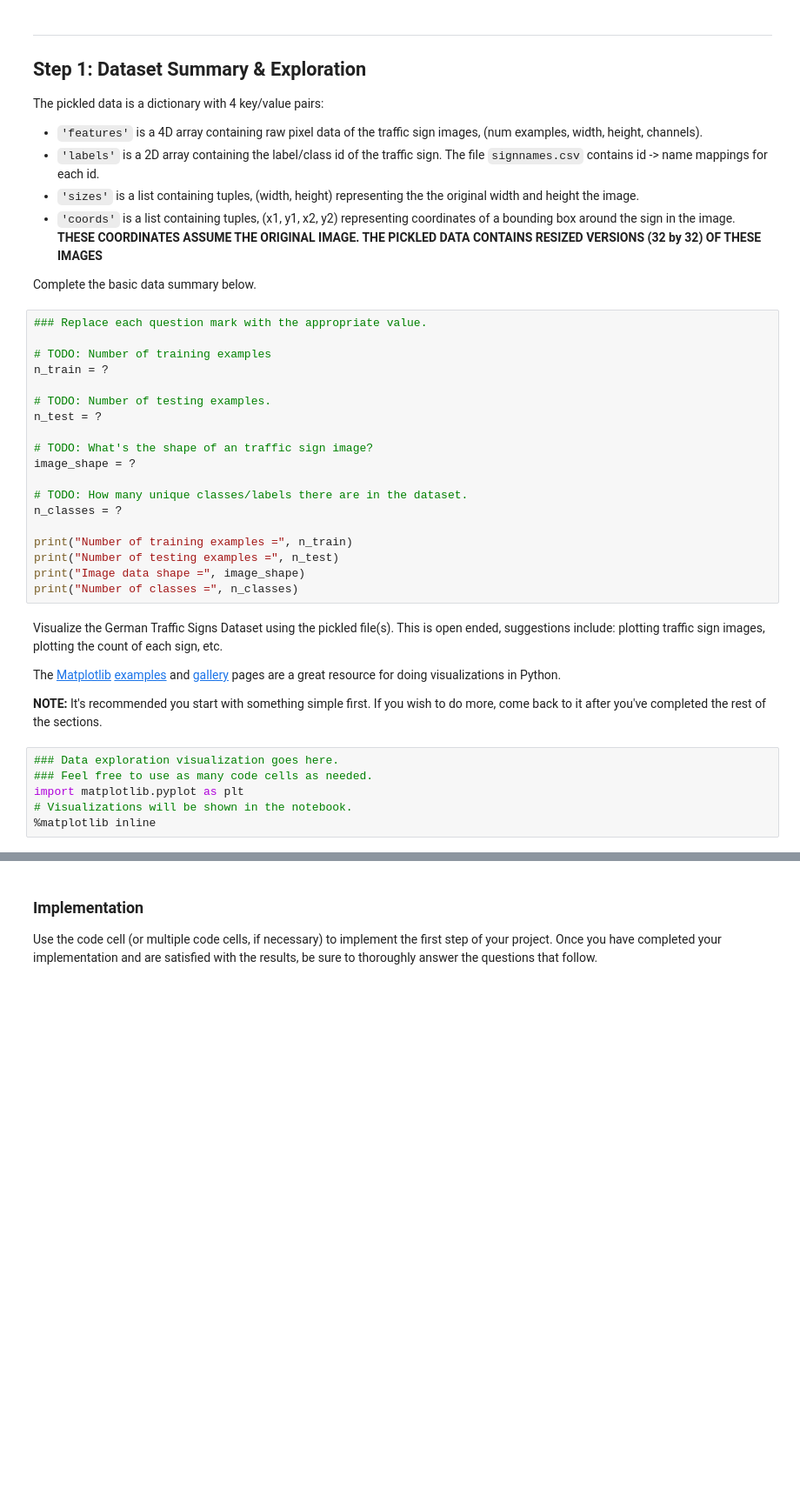
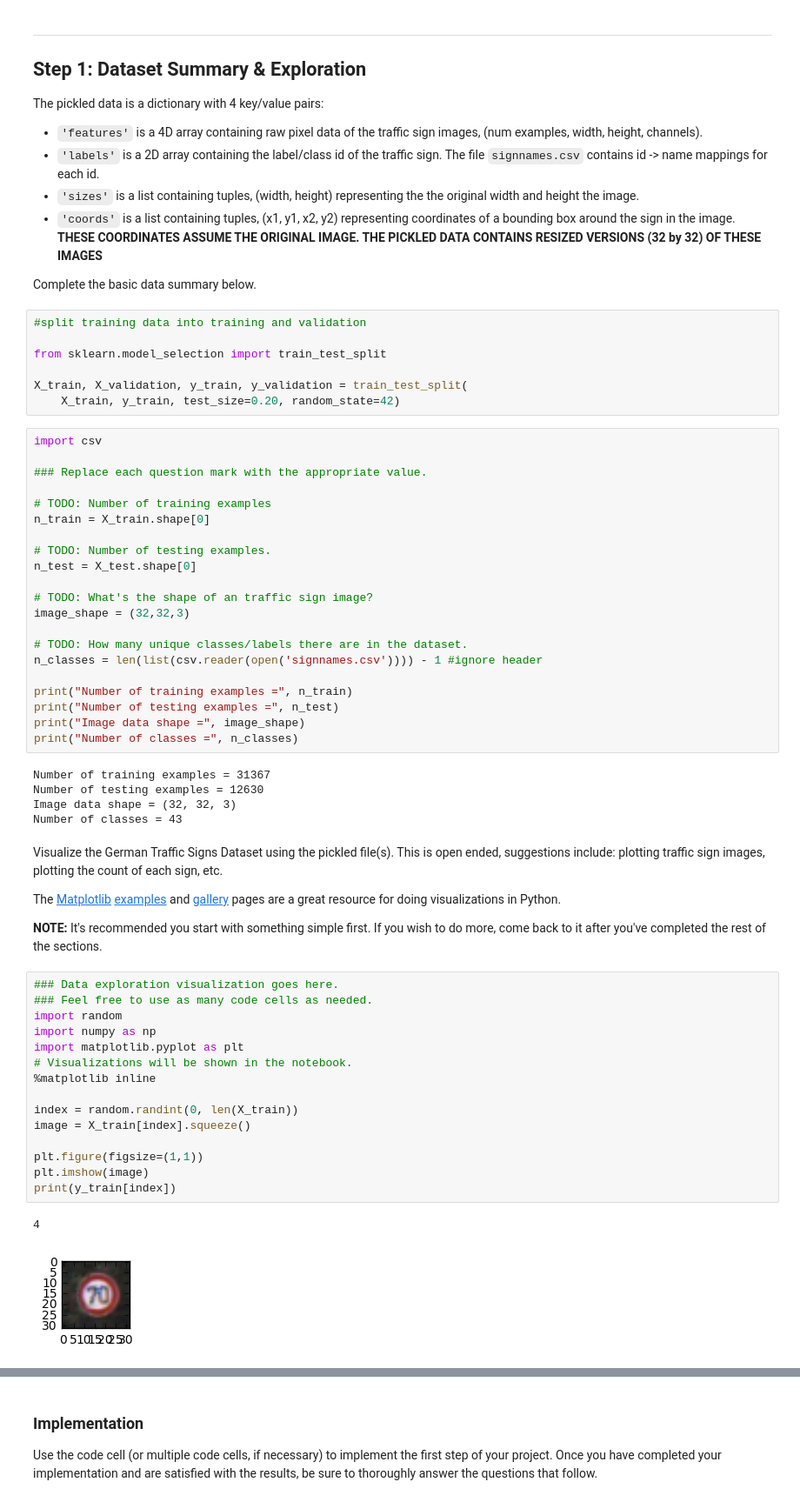
Before and after one commit to sg1705/CarND-Traffic-Sign-Classifier-Project, a Jupyter notebook: Traffic_Sign_Classifier.ipynb, the cells around one changed output, grey strips where cells are left out. Shown: that part at 87% size. Drawn from its saved outputs; the diff is of its cells as text; blank space fills up the shorter version.

```diff
--- a/Traffic_Sign_Classifier.ipynb
+++ b/Traffic_Sign_Classifier.ipynb
@@ -46,25 +46,39 @@ The pickled data is a dictionary with 4 key/value pairs:
 - `'coords'` is a list containing tuples, (x1, y1, x2, y2) representing coordinates of a bounding box around the sign in the image. **THESE COORDINATES ASSUME THE ORIGINAL IMAGE. THE PICKLED DATA CONTAINS RESIZED VERSIONS (32 by 32) OF THESE IMAGES**
 
 Complete the basic data summary below.
+# %%
+#split training data into training and validation
+
+from sklearn.model_selection import train_test_split
+
+X_train, X_validation, y_train, y_validation = train_test_split(
+    X_train, y_train, test_size=0.20, random_state=42)
 # %%
+import csv
+
 ### Replace each question mark with the appropriate value.
 
 # TODO: Number of training examples
-n_train = ?
+n_train = X_train.shape[0]
 
 # TODO: Number of testing examples.
-n_test = ?
+n_test = X_test.shape[0]
 
 # TODO: What's the shape of an traffic sign image?
-image_shape = ?
+image_shape = (32,32,3)
 
 # TODO: How many unique classes/labels there are in the dataset.
-n_classes = ?
+n_classes = len(list(csv.reader(open('signnames.csv')))) - 1 #ignore header
 
 print("Number of training examples =", n_train)
 print("Number of testing examples =", n_test)
 print("Image data shape =", image_shape)
 print("Number of classes =", n_classes)
+# %% [output]
+Number of training examples = 31367
+Number of testing examples = 12630
+Image data shape = (32, 32, 3)
+Number of classes = 43
 # %% [markdown]
 Visualize the German Traffic Signs Dataset using the pickled file(s). This is open ended, suggestions include: plotting traffic sign images, plotting the count of each sign, etc.
 
@@ -74,9 +88,21 @@ The [Matplotlib](http://matplotlib.org/) [examples](http://matplotlib.org/exampl
 # %%
 ### Data exploration visualization goes here.
 ### Feel free to use as many code cells as needed.
+import random
+import numpy as np
 import matplotlib.pyplot as plt
 # Visualizations will be shown in the notebook.
 %matplotlib inline
+
+index = random.randint(0, len(X_train))
+image = X_train[index].squeeze()
+
+plt.figure(figsize=(1,1))
+plt.imshow(image)
+print(y_train[index])
+# %% [output]
+4
+[figure, added]
 # %% [markdown]
 ----
 
```
Also changed, not shown: parts of 10 cells of this notebook, 4 other files.
